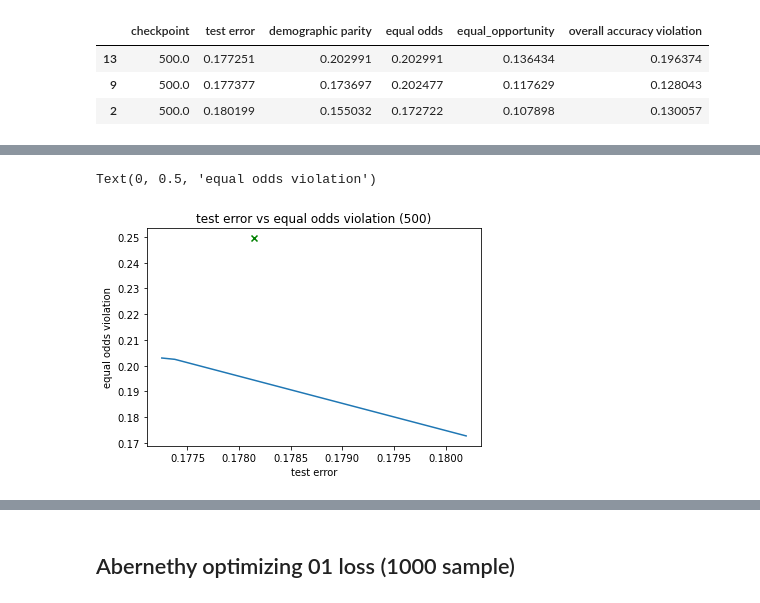
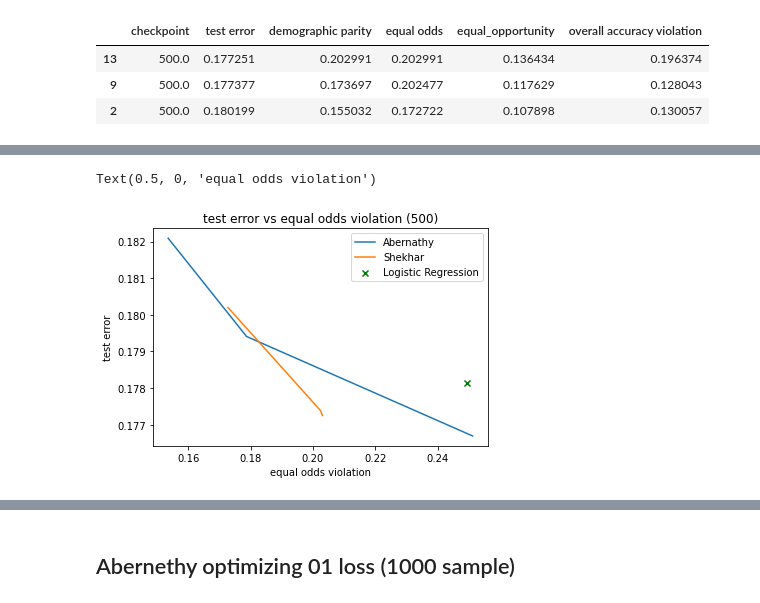
Before and after one commit to laurakn/undergrad_research_2022, a Jupyter notebook: lawrence/plot_Shehkar_equal_oppos.ipynb, the cells around one changed output, grey strips where cells are left out. Saved outputs shown, nothing was run; the diff lists cells and outputs as text; code cells hidden in the pictures.

```diff
--- a/lawrence/plot_Shehkar_equal_oppos.ipynb
+++ b/lawrence/plot_Shehkar_equal_oppos.ipynb
@@ -69,10 +97,17 @@ df
 | 9 | 500.0 | 0.177377 | 0.173697 | 0.202477 | 0.117629 | 0.128043 |
 | 2 | 500.0 | 0.180199 | 0.155032 | 0.172722 | 0.107898 | 0.130057 |
 # %%
-test_error_frontier = [df['test error'].iloc[0]]
-demographic_frontier = [df['demographic parity'].iloc[0]]
-for i in range(len(index)):
-    if df['demographic parity'].iloc[i] < demographic_frontier[-1]:
-        demographic_frontier.append(df['demographic parity'].iloc[i])
-        test_error_frontier.append(df['test error'].iloc[i])
+test_error_frontier_ab = [df_ab['test error'].iloc[0]]
+demographic_frontier_ab = [df_ab['demographic parity'].iloc[0]]
+for i in range(len(index_ab)):
+    if df_ab['demographic parity'].iloc[i] < demographic_frontier_ab[-1]:
+        demographic_frontier_ab.append(df_ab['demographic parity'].iloc[i])
+        test_error_frontier_ab.append(df_ab['test error'].iloc[i])
+
+test_error_frontier_sh = [df_sh['test error'].iloc[0]]
+demographic_frontier_sh = [df_sh['demographic parity'].iloc[0]]
+for i in range(len(index_sh)):
+    if df_sh['demographic parity'].iloc[i] < demographic_frontier_sh[-1]:
+        demographic_frontier_sh.append(df_sh['demographic parity'].iloc[i])
+        test_error_frontier_sh.append(df_sh['test error'].iloc[i])
 # %%
@@ -87,17 +124,28 @@ Text(0, 0.5, 'demographic parity violation')
 # %%
-test_error_frontier = [df['test error'].iloc[0]]
-equal_odds_frontier = [df['equal odds'].iloc[0]]
-for i in range(len(index)):
-    if df['equal odds'].iloc[i] < equal_odds_frontier[-1]:
-        equal_odds_frontier.append(df['equal odds'].iloc[i])
-        test_error_frontier.append(df['test error'].iloc[i])
+test_error_frontier_ab = [df_ab['test error'].iloc[0]]
+equal_odds_frontier_ab = [df_ab['equal odds'].iloc[0]]
+for i in range(len(index_ab)):
+    if df_ab['equal odds'].iloc[i] < equal_odds_frontier_ab[-1]:
+        equal_odds_frontier_ab.append(df_ab['equal odds'].iloc[i])
+        test_error_frontier_ab.append(df_ab['test error'].iloc[i])
 
-plt.plot(test_error_frontier, equal_odds_frontier)
-plt.scatter(baseline1.loc["test error"], baseline1.loc["equal odds"], marker='x', c="g")
+
+test_error_frontier_sh = [df_sh['test error'].iloc[0]]
+equal_odds_frontier_sh = [df_sh['equal odds'].iloc[0]]
+for i in range(len(index_sh)):
+    if df_sh['equal odds'].iloc[i] < equal_odds_frontier_sh[-1]:
+        equal_odds_frontier_sh.append(df_sh['equal odds'].iloc[i])
+        test_error_frontier_sh.append(df_sh['test error'].iloc[i])
+
+
+plt.plot(equal_odds_frontier_ab, test_error_frontier_ab, label="Abernathy")
+plt.plot(equal_odds_frontier_sh, test_error_frontier_sh, label="Shekhar")
+plt.scatter(baseline1.loc["equal odds"], baseline1.loc["test error"], marker='x', c="g", label="Logistic Regression")
+plt.legend()
 plt.title("test error vs equal odds violation (500)")
-plt.xlabel("test error")
-plt.ylabel("equal odds violation")
+plt.ylabel("test error")
+plt.xlabel("equal odds violation")
 # %% [output]
-Text(0, 0.5, 'equal odds violation')
+Text(0.5, 0, 'equal odds violation')
-[figure, old version]
+[figure, new version]
 # %%
```
Also changed, not shown: parts of 24 cells of this notebook, 1 other file.
